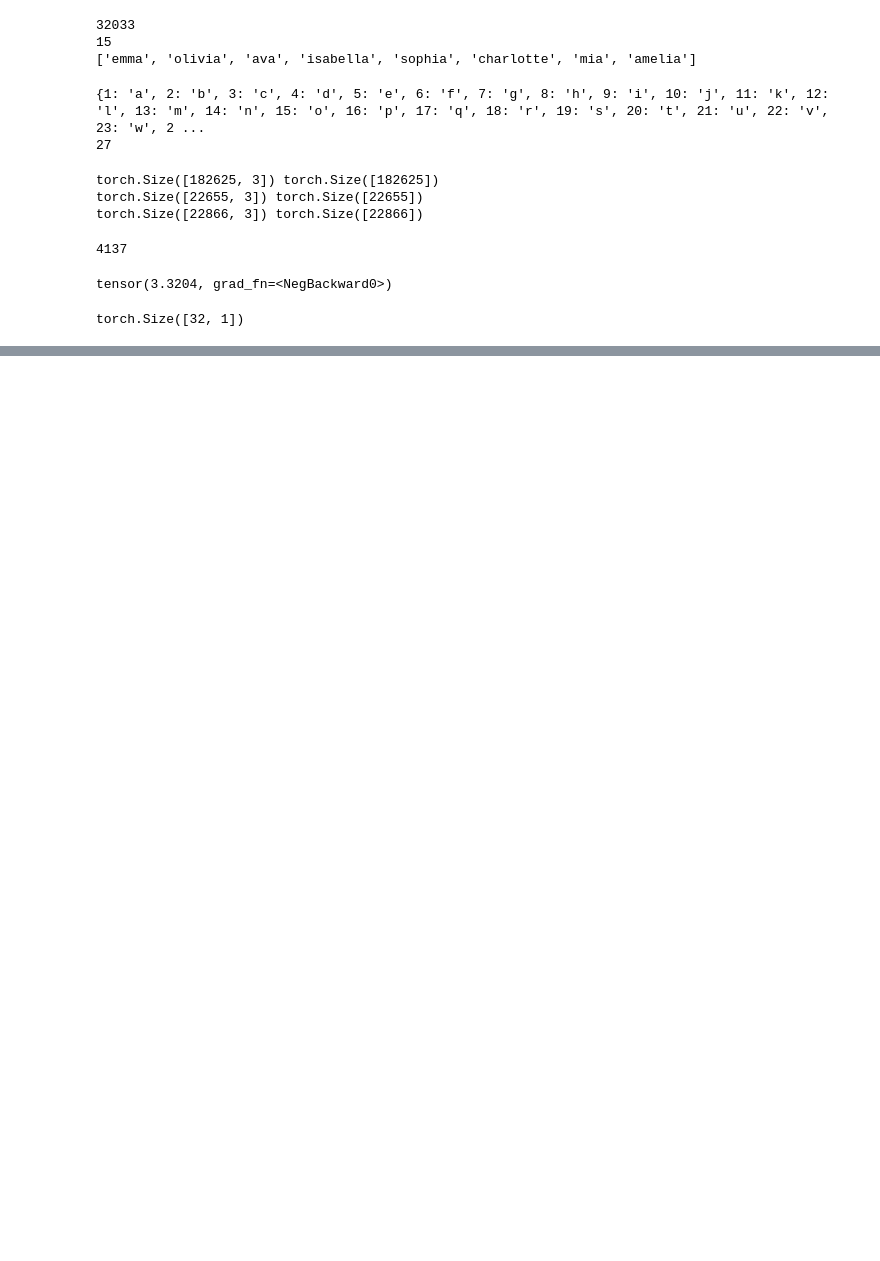
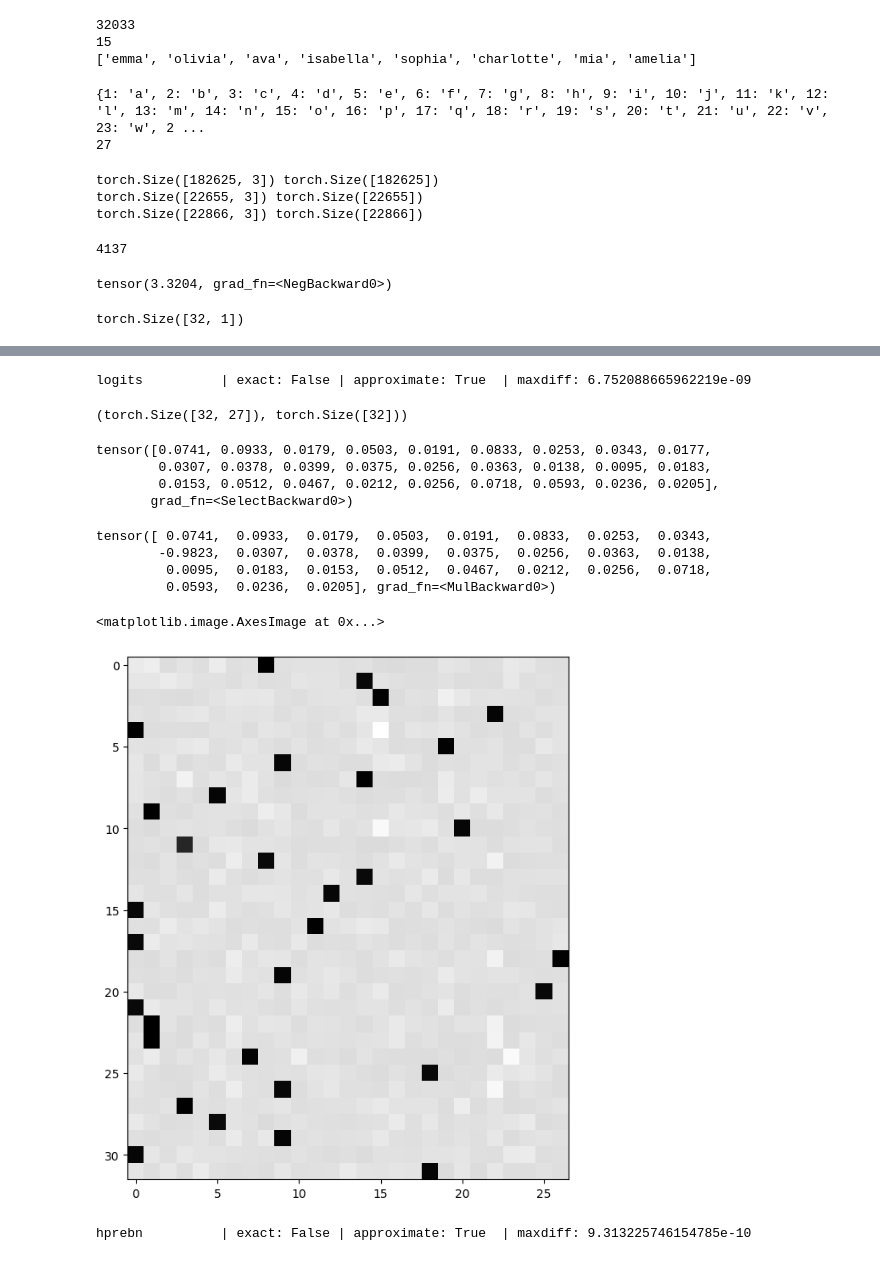
Before and after one commit to stefanhgm/makemore, a Jupyter notebook: makemore_part4_backprop_ninja.ipynb, the cells around one changed output, grey strips where cells are left out. Drawn from its saved outputs; the diff is of its cells as text; code cells hidden in the pictures; blank space fills up the shorter version.

```diff
--- a/makemore_part4_backprop_ninja.ipynb
+++ b/makemore_part4_backprop_ninja.ipynb
@@ -348,3 +347,51 @@ dlogits = None # TODO. my solution is 3 lines
+# %%
+# backward pass
+
+# Analytically derived from single example (cave: we work with batches)
+# Gradient p_i (softmax) for i != y and p_i - 1 for i = y
+# For batches: batch loss is average loss per example (muss bp through this as well)
+
+dlogits = F.softmax(logits, 1)
+dlogits[range(n), Yb] -= 1
+dlogits /= n # for batch
+
+cmp('logits', dlogits, logits) # I can only get approximate to be true, my maxdiff is 6e-9
+# %% [output]
+logits          | exact: False | approximate: True  | maxdiff: 6.752088665962219e-09
+# %%
+# intuition for dlogits
+# - Derived from above that for single example, the gradient of the logits is actually the softmax with p_y - 1 for the label
+# - E.g. for 4 class and true label 3, assume prediction probabilties (i.e. softmax) of (0.1 0.4 0.3 0.2), then the dlogits are (0.1 0.4 -0.7 0.2)
+# - Hence, for an update, i.e. step into direction of -dlogits -> increase probability of true, decrease probability of wrong in proption of wrongness
+# - This is zero-sum (like a force), where the attraction of true equal summed repulsion of false
+# Overall: can consider NN as complicated pulley system with slight tug into a certain directions and parameters slowly give in
+
+logits.shape, Yb.shape
+# %% [output]
+(torch.Size([32, 27]), torch.Size([32]))
+# %%
+# consider a first row of the logits
+F.softmax(logits, 1)[0]
+# %% [output]
+tensor([0.0741, 0.0933, 0.0179, 0.0503, 0.0191, 0.0833, 0.0253, 0.0343, 0.0177,
+        0.0307, 0.0378, 0.0399, 0.0375, 0.0256, 0.0363, 0.0138, 0.0095, 0.0183,
+        0.0153, 0.0512, 0.0467, 0.0212, 0.0256, 0.0718, 0.0593, 0.0236, 0.0205],
+       grad_fn=<SelectBackward0>)
+# %%
+# consider the first row of the dlogits
+dlogits[0] * n
+# %% [output]
+tensor([ 0.0741,  0.0933,  0.0179,  0.0503,  0.0191,  0.0833,  0.0253,  0.0343,
+        -0.9823,  0.0307,  0.0378,  0.0399,  0.0375,  0.0256,  0.0363,  0.0138,
+         0.0095,  0.0183,  0.0153,  0.0512,  0.0467,  0.0212,  0.0256,  0.0718,
+         0.0593,  0.0236,  0.0205], grad_fn=<MulBackward0>)
+# %%
+# visualization of gradients dlogits
+plt.figure(figsize=(8, 8))
+plt.imshow(dlogits.detach(), cmap='gray')
+# %% [output]
+<matplotlib.image.AxesImage at 0x...>
+[figure, added]
 # %%
 # Exercise 3: backprop through batchnorm but all in one go
 # to complete this challenge look at the mathematical expression of the output of batchnorm,
@@ -382,12 +429,15 @@ print('max diff:', (hpreact_fast - hpreact).abs().max())
 # calculate dhprebn given dhpreact (i.e. backprop through the batchnorm)
 # (you'll also need to use some of the variables from the forward pass up above)
 
-# -----------------
-# YOUR CODE HERE :)
-dhprebn = None # TODO. my solution is 1 (long) line
-# -----------------
+
+# Formula derived analytically
+# Putting in the formula is a problem in itself due to batch
+dhprebn = bngain*bnvar_inv/n * (n*dhpreact - dhpreact.sum(0) - n/(n-1)*bnraw*(dhpreact*bnraw).sum(0))
+
 
 cmp('hprebn', dhprebn, hprebn) # I can only get approximate to be true, my maxdiff is 9e-10
+# %% [output]
+hprebn          | exact: False | approximate: True  | maxdiff: 9.313225746154785e-10
 # %%
 # Exercise 4: putting it all together!
 # Train the MLP neural net with your own backward pass
```
Also changed, not shown: parts of 8 cells of this notebook.
